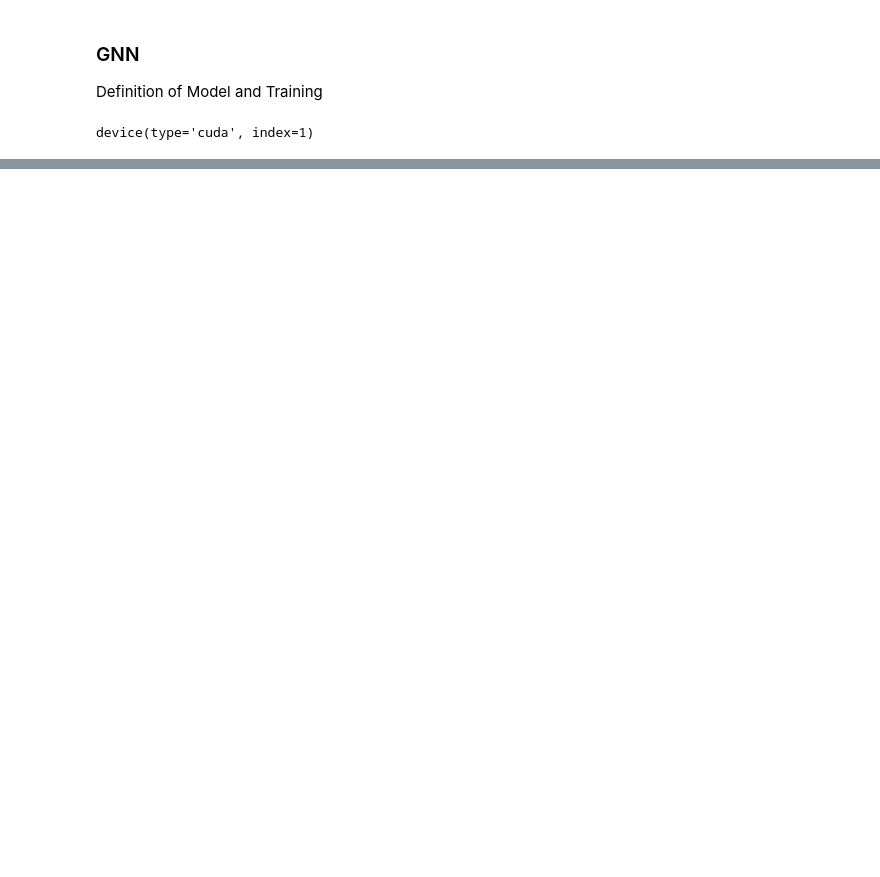
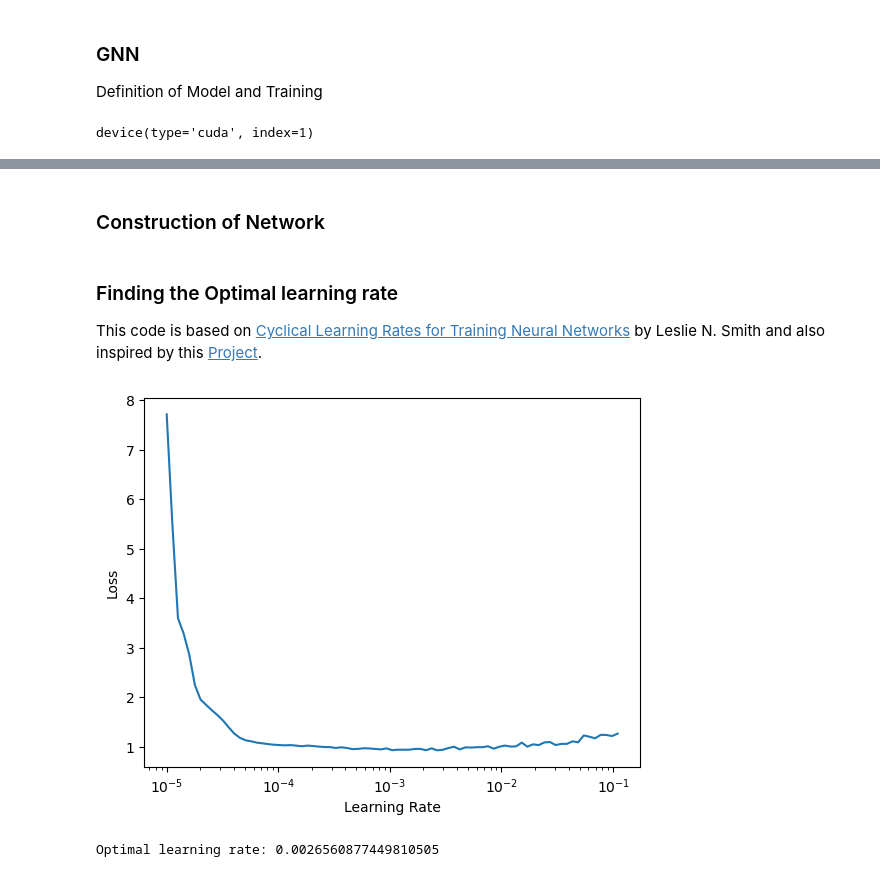
Before and after one commit to m-j-w-f/GNNPP, a Jupyter notebook: gnn/gnn.ipynb, the cells around one changed output, grey strips where cells are left out. Saved outputs shown, nothing was run; the diff lists cells and outputs as text; code cells hidden in the pictures; blank space fills up the shorter version.

```diff
--- a/gnn/gnn.ipynb
+++ b/gnn/gnn.ipynb
@@ -129,26 +153,27 @@ Closed form expression from Gneiting et al. (2005)
 
 $\Phi\left(\frac{y-\mu}{\sigma}\right)$ denotes the CDF of a standard normal distribution and $\varphi\left(\frac{y-\mu}{\sigma}\right)$ denotes the PDF of a standard normal distribution
 # %%
-def crps(mu: torch.tensor, sigma: torch.tensor, y: torch.tensor):
+def crps(mu_sigma: torch.tensor, y: torch.tensor) -> torch.tensor:
     """Calculates the Continuous Ranked Probability Score (CRPS) assuming normally distributed df
 
-    :param torch.tensor mu: mean
-    :param torch.tensor sigma: standard deviation
+    :param torch.tensor mu_sigma: tensor of mean and standard deviation
     :param torch.tensor y: observed df
 
     :return tensor: CRPS value
+    :rtype torch.tensor
     """
+    mu, sigma = torch.split(mu_sigma, 1, dim=-1)
     y = y.view((-1,1)) # make sure y has the right shape
-    PI = np.pi #3.14159265359
+    pi = np.pi #3.14159265359
     omega = (y - mu) / sigma
     # PDF of normal distribution at omega
-    pdf = 1/(torch.sqrt(torch.tensor(2 * PI))) * torch.exp(-0.5 * omega ** 2)
+    pdf = 1/(torch.sqrt(torch.tensor(2 * pi))) * torch.exp(-0.5 * omega ** 2)
 
     # Source: https://stats.stackexchange.com/questions/187828/how-are-the-error-function-and-standard-normal-distribution-function-related
     cdf = 0.5 * (1 + torch.erf(omega / torch.sqrt(torch.tensor(2))))
 
-    crps = sigma * (omega * (2 * cdf - 1) + 2 * pdf - 1/torch.sqrt(torch.tensor(PI)))
-    return  torch.mean(crps)
+    crps_score = sigma * (omega * (2 * cdf - 1) + 2 * pdf - 1/torch.sqrt(torch.tensor(pi)))
+    return  torch.mean(crps_score)
 # %% [markdown]
 ### GNN
 Definition of Model and Training
@@ -361,0 +455,2 @@ warnings.filterwarnings('ignore', category=UserWarning, message='TypedStorage is
+# %% [markdown]
+### Construction of Network
@@ -361,0 +537,56 @@ warnings.filterwarnings('ignore', category=UserWarning, message='TypedStorage is
+# %% [markdown]
+### Finding the Optimal learning rate
+This code is based on [Cyclical Learning Rates for Training Neural Networks](https://arxiv.org/pdf/1506.01186.pdf) by Leslie N. Smith and also inspired by this [Project](https://github.com/davidtvs/pytorch-lr-finder).
+# %%
+model, optimizer, _ = create_model(EMBED_DIM=EMBED_DIM,
+                                   in_channels=emb_num_features,
+                                   hidden_channels=hidden_channels,
+                                   num_layers=num_layers,
+                                   LR=LR,
+                                   compile=True)
+
+# Define learning rate range
+lr_start = 0.00001
+lr_end = 1
+lr_values_tensor = torch.logspace(torch.log10(torch.tensor(lr_start)), torch.log10(torch.tensor(lr_end)), steps=100)
+
+# Set up containers to store losses and learning rates
+lr_values = []
+losses = []
+
+# Iterate over learning rates
+for lr in tqdm(lr_values_tensor):
+    # Set the learning rate
+    for param_group in optimizer.param_groups:
+        param_group['lr'] = float(lr)
+
+    # Train for one epoch
+    total_loss = 0
+    for batch in train_loader:
+        optimizer.zero_grad()
+        output = model(batch.x, batch.edge_index, batch.edge_attr, batch_id=batch.batch)
+        loss = crps(output, batch.y)
+        loss.backward()
+        optimizer.step()
+        total_loss += loss.item()
+
+    # Calculate average loss and store results
+    avg_loss = total_loss / len(train_loader)
+    lr_values.append(lr.item())
+    losses.append(avg_loss)
+
+# Plot the learning rate vs. the loss
+import matplotlib.pyplot as plt
+
+plt.plot(lr_values, losses)
+plt.xlabel('Learning Rate')
+plt.ylabel('Loss')
+plt.xscale('log')
+plt.show()
+
+# Get the optimal learning rate
+optimal_lr = lr_values[losses.index(min(losses))]
+print("Optimal learning rate:", optimal_lr)
+# %% [output]
+[figure, added]
+Optimal learning rate: 0.0026560877449810505
```
Also changed, not shown: parts of 40 cells of this notebook, 9 other files.
